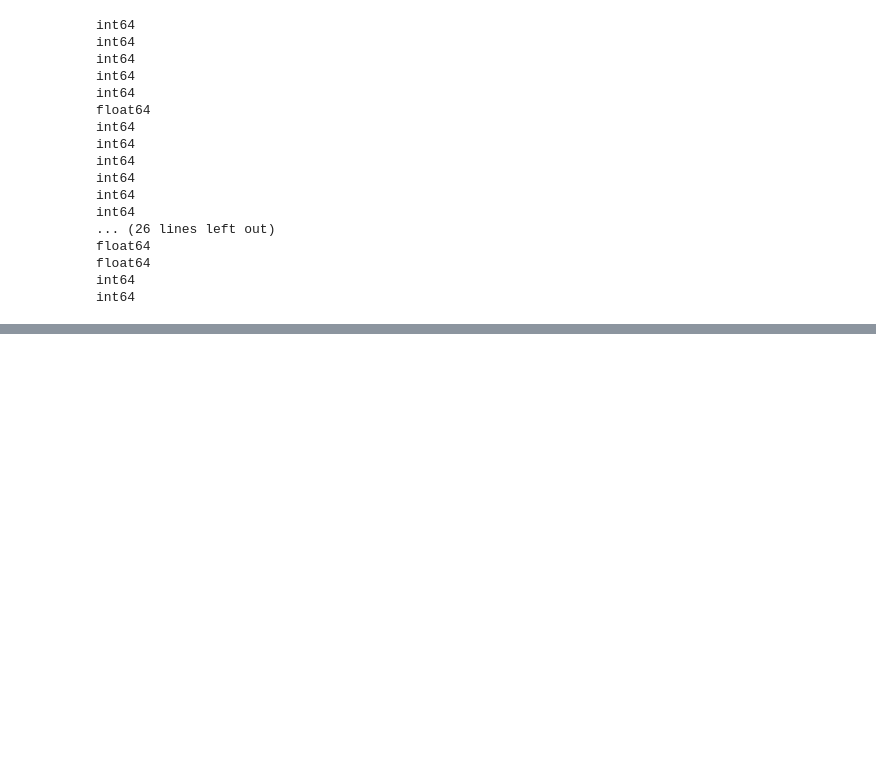
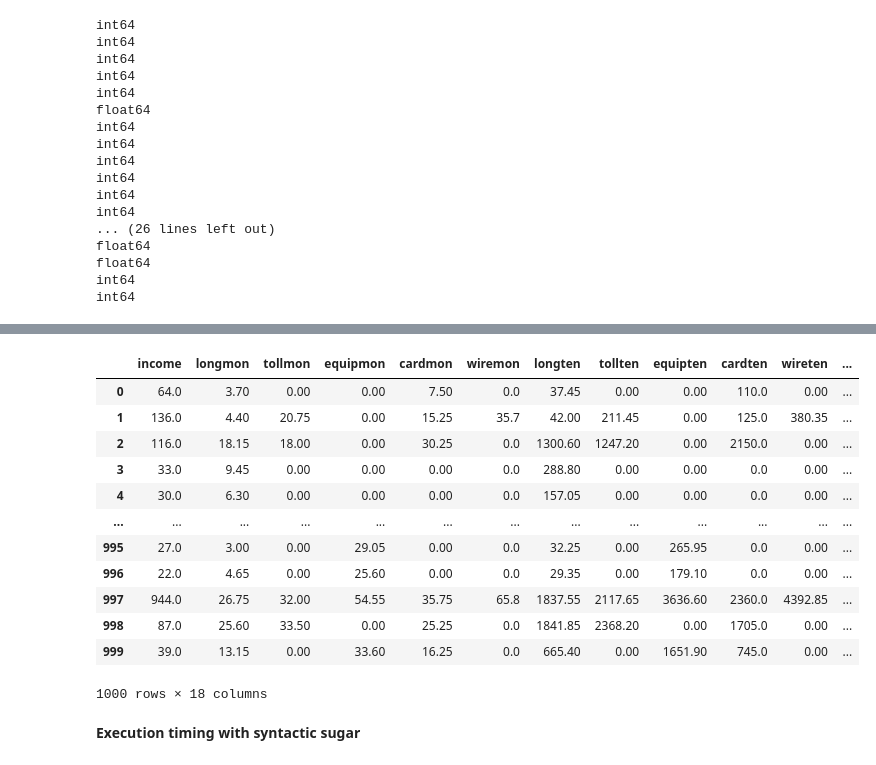
Before and after one commit to ErfanEbrahimiBazaz/pandas_tutorials, a Jupyter notebook: pandas general commands.ipynb, the cells around one changed output, grey strips where cells are left out. Saved outputs shown, nothing was run; the diff lists cells and outputs as text; code cells hidden in the pictures; blank space fills up the shorter version.

```diff
--- a/pandas general commands.ipynb
+++ b/pandas general commands.ipynb
@@ -776,0 +906,2 @@ int64
+# %%
+df['income age ratio'] = df['income']/df['age']
@@ -776,0 +952,18 @@ int64
+# %%
+df.select_dtypes(include='float64')
+# %% [output]
+|  | income | longmon | tollmon | equipmon | cardmon | wiremon | longten | tollten | equipten | cardten | wireten | ... |
+| 0 | 64.0 | 3.70 | 0.00 | 0.00 | 7.50 | 0.0 | 37.45 | 0.00 | 0.00 | 110.0 | 0.00 | ... |
+| 1 | 136.0 | 4.40 | 20.75 | 0.00 | 15.25 | 35.7 | 42.00 | 211.45 | 0.00 | 125.0 | 380.35 | ... |
+| 2 | 116.0 | 18.15 | 18.00 | 0.00 | 30.25 | 0.0 | 1300.60 | 1247.20 | 0.00 | 2150.0 | 0.00 | ... |
+| 3 | 33.0 | 9.45 | 0.00 | 0.00 | 0.00 | 0.0 | 288.80 | 0.00 | 0.00 | 0.0 | 0.00 | ... |
+| 4 | 30.0 | 6.30 | 0.00 | 0.00 | 0.00 | 0.0 | 157.05 | 0.00 | 0.00 | 0.0 | 0.00 | ... |
+| ... | ... | ... | ... | ... | ... | ... | ... | ... | ... | ... | ... | ... |
+| 995 | 27.0 | 3.00 | 0.00 | 29.05 | 0.00 | 0.0 | 32.25 | 0.00 | 265.95 | 0.0 | 0.00 | ... |
+| 996 | 22.0 | 4.65 | 0.00 | 25.60 | 0.00 | 0.0 | 29.35 | 0.00 | 179.10 | 0.0 | 0.00 | ... |
+| 997 | 944.0 | 26.75 | 32.00 | 54.55 | 35.75 | 65.8 | 1837.55 | 2117.65 | 3636.60 | 2360.0 | 4392.85 | ... |
+| 998 | 87.0 | 25.60 | 33.50 | 0.00 | 25.25 | 0.0 | 1841.85 | 2368.20 | 0.00 | 1705.0 | 0.00 | ... |
+| 999 | 39.0 | 13.15 | 0.00 | 33.60 | 16.25 | 0.0 | 665.40 | 0.00 | 1651.90 | 745.0 | 0.00 | ... |
+1000 rows × 18 columns
+# %% [markdown]
+**Execution timing with syntactic sugar**
```
Also changed, not shown: parts of 87 cells of this notebook.
